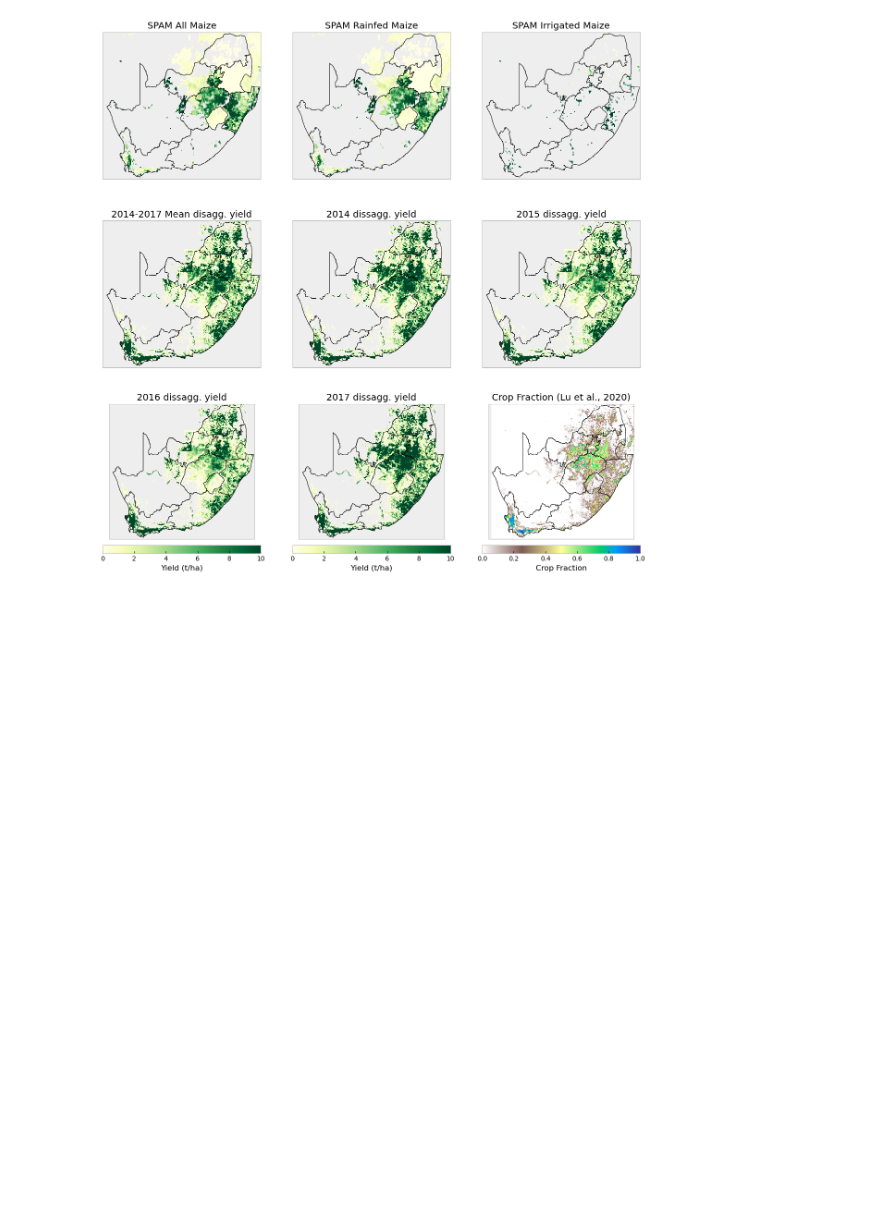
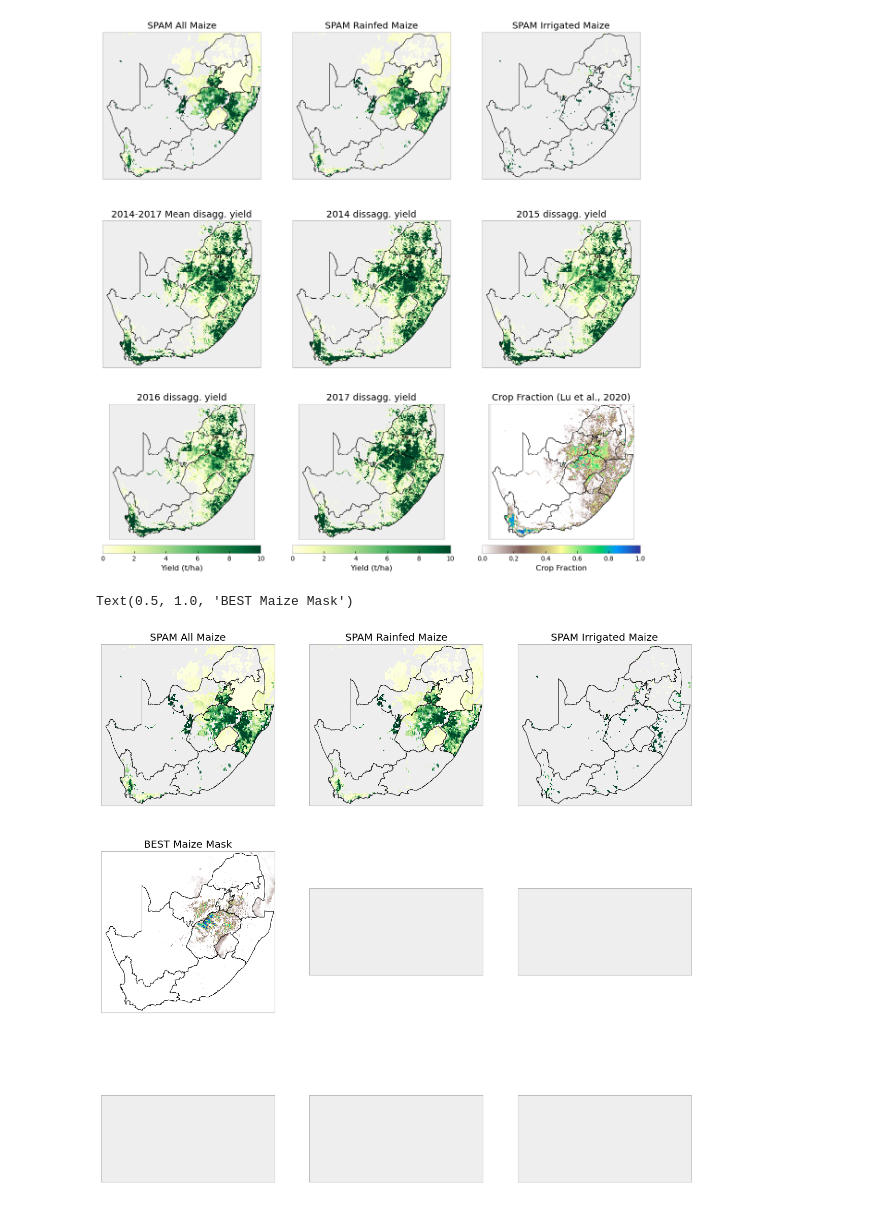
Before and after one commit to Shrad-Shukla1/crop_yield_forecasting, a Jupyter notebook: code/notebook/downscale_yield_with_SIF.ipynb, the cells around one changed output. Drawn from its saved outputs; the diff is of its cells as text; code cells hidden in the pictures; blank space fills up the shorter version.

```diff
--- a/code/notebook/downscale_yield_with_SIF.ipynb
+++ b/code/notebook/downscale_yield_with_SIF.ipynb
@@ -318,3 +318,28 @@ fig.savefig(Figure, dpi=300, bbox_inches='tight')
 # %% [output]
 Saving figure to /home/chc-source/shrad/Scripts/Funded_projects/2026/crop_yield_forecasting/results/figures//SPAM_2020_vs_SIF_disaggregated_yield_comparison_for_South_Africa.png
 [figure]
+# %%
+## Calculating SIF weights and downscaling yield
+
+shdf = admin_shp[admin_shp['ADMIN0']=='South Africa']
+
+
+fig, axes = plt.subplots(3, 3, figsize=(15, 15), subplot_kw={'projection': ccrs.PlateCarree()})
+axes = axes.flatten()
+
+for count, (spam_data, title) in enumerate(zip([spam_all, spam_rainfed, spam_irrigated], ['All Maize', 'Rainfed Maize', 'Irrigated Maize'])):
+    ax = axes[count]
+    ax.set_extent([16, 33, -35, -22])
+    crop_spam = spam_data.salem.subset(shape=shdf, margin=2)
+    (crop_spam['band_data']/1000).plot(ax=ax, cmap='YlGn', vmin=0, vmax=10, add_colorbar=False)
+    shdf.plot(ax=ax, facecolor='none', edgecolor='black')
+    ax.set_title(f'SPAM {title}')
+
+ax=axes[3]
+ax.set_extent([16, 33, -35, -22])
+((BEST_mask['band_data'])/100).isel(band=0).plot(ax=ax, cmap='terrain_r', vmin=0, vmax=100, add_colorbar=False)
+shdf.plot(ax=ax, facecolor='none', edgecolor='black')
+ax.set_title(f'BEST Maize Mask')
+# %% [output]
+Text(0.5, 1.0, 'BEST Maize Mask')
+[figure, added]
```
Also changed, not shown: parts of 2 cells of this notebook, 12 other files.
